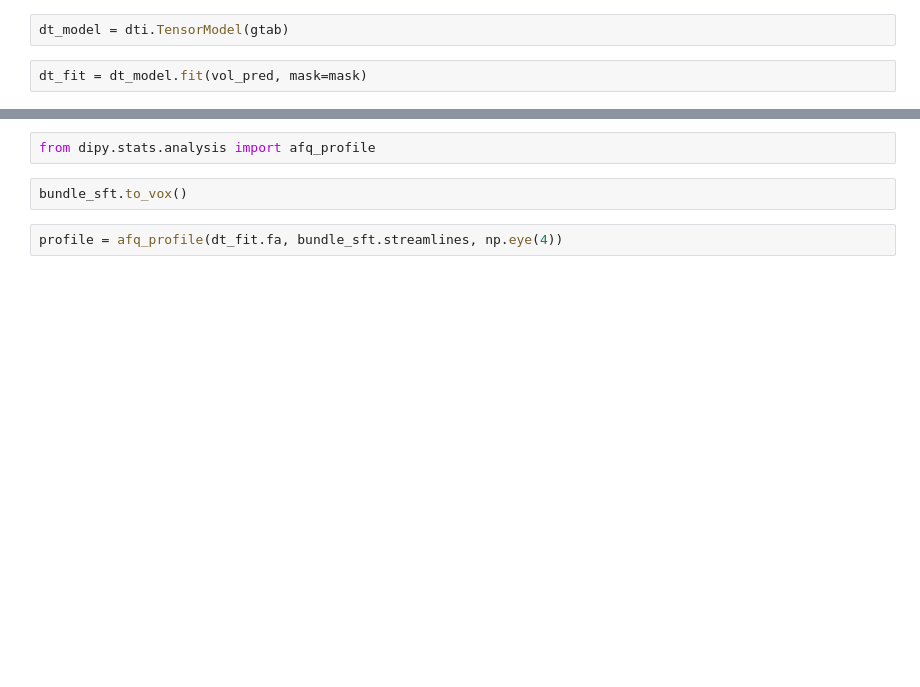
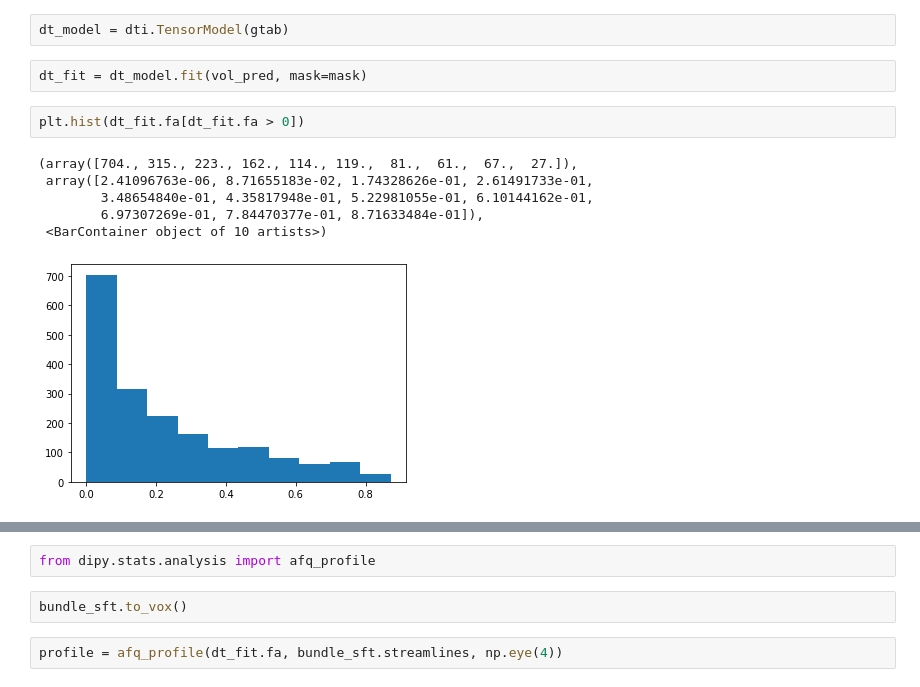
Before and after one commit to nrdg/life-support, a Jupyter notebook: 2020-08-22-ls1.ipynb, the cells around one changed output, grey strips where cells are left out. Cells and saved outputs as stored; diff of their text form; blank space fills up the shorter version.

```diff
--- a/2020-08-22-ls1.ipynb
+++ b/2020-08-22-ls1.ipynb
@@ -130,4 +142,13 @@ np.any(np.isnan(vol_pred))
 dt_model = dti.TensorModel(gtab)
 # %%
 dt_fit = dt_model.fit(vol_pred, mask=mask)
+# %%
+plt.hist(dt_fit.fa[dt_fit.fa > 0])
+# %% [output]
+(array([704., 315., 223., 162., 114., 119.,  81.,  61.,  67.,  27.]),
+ array([2.41096763e-06, 8.71655183e-02, 1.74328626e-01, 2.61491733e-01,
+        3.48654840e-01, 4.35817948e-01, 5.22981055e-01, 6.10144162e-01,
+        6.97307269e-01, 7.84470377e-01, 8.71633484e-01]),
+ <BarContainer object of 10 artists>)
+[figure, added]
 # %%
```
Also changed, not shown: parts of 9 cells of this notebook.
